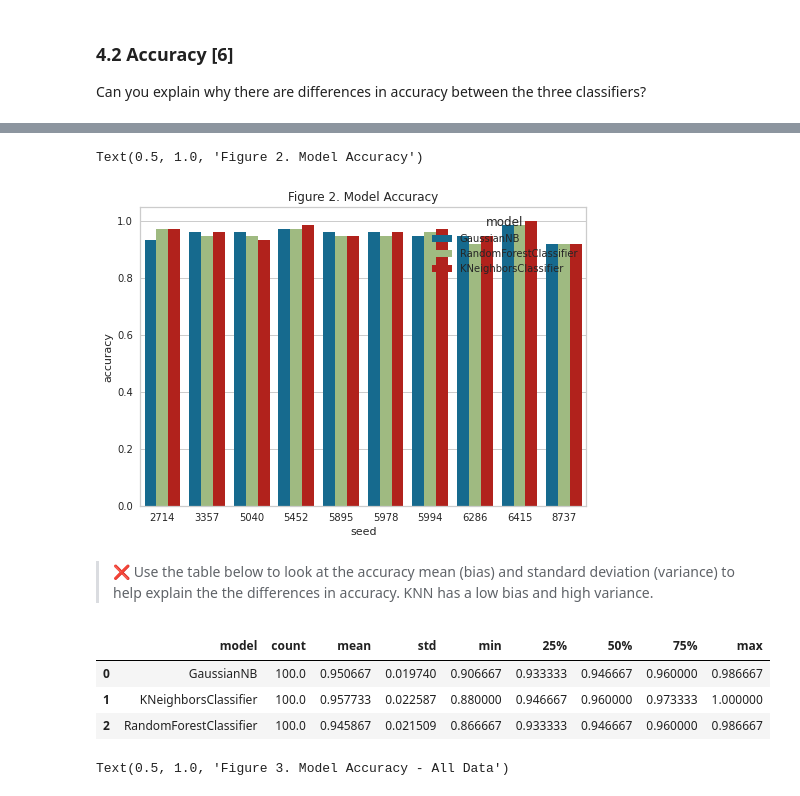
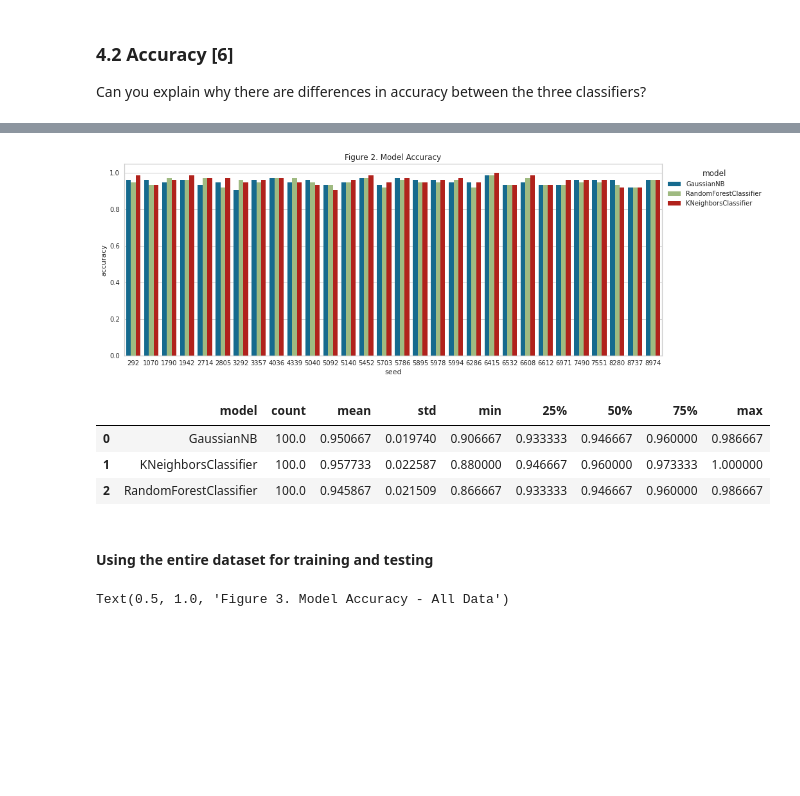
Before and after one commit to JohnnyFoulds/dsm040-2021-oct, a Jupyter notebook: coursework_02/CW2.ipynb, the cells around one changed output, grey strips where cells are left out. Cells and saved outputs as stored; diff of their text form; code cells hidden in the pictures; blank space fills up the shorter version.

```diff
--- a/coursework_02/CW2.ipynb
+++ b/coursework_02/CW2.ipynb
@@ -786,16 +756,19 @@ df_accuracy = get_random_influence(
     stratify=False)
 # %%
 # plot the results
+fig_dims = (15, 5.5)
+fig, ax = plt.subplots(figsize=fig_dims)
+
 sns.barplot(
-    data=df_accuracy.head(10*3),
+    data=df_accuracy.head(30*3),
     x='seed',
     y='accuracy',
-    hue='model').set_title('Figure 2. Model Accuracy')
+    hue='model',
+    ax=ax).set_title('Figure 2. Model Accuracy')
+
+sns.move_legend(ax, "upper left", bbox_to_anchor=(1, 1))
 # %% [output]
-Text(0.5, 1.0, 'Figure 2. Model Accuracy')
-[figure, old version]
+[figure, new version]
-# %% [markdown]
-> ❌ Use the table below to look at the accuracy mean (bias) and standard deviation (variance) to help explain the the differences in accuracy. KNN has a low bias and high variance.
 # %%
 df_accuracy.groupby('model').describe().droplevel(axis=1, level=0).reset_index()
 # %% [output]
@@ -803,6 +776,8 @@ df_accuracy.groupby('model').describe().droplevel(axis=1, level=0).reset_index()
 | 0 | GaussianNB | 100.0 | 0.950667 | 0.019740 | 0.906667 | 0.933333 | 0.946667 | 0.960000 | 0.986667 |
 | 1 | KNeighborsClassifier | 100.0 | 0.957733 | 0.022587 | 0.880000 | 0.946667 | 0.960000 | 0.973333 | 1.000000 |
 | 2 | RandomForestClassifier | 100.0 | 0.945867 | 0.021509 | 0.866667 | 0.933333 | 0.946667 | 0.960000 | 0.986667 |
+# %% [markdown]
+#### Using the entire dataset for training and testing
 # %%
 # get the accuracy of the models using different random seeds
 df_accuracy = get_random_influence(
```
Also changed, not shown: parts of 7 cells of this notebook, 1 other file.
